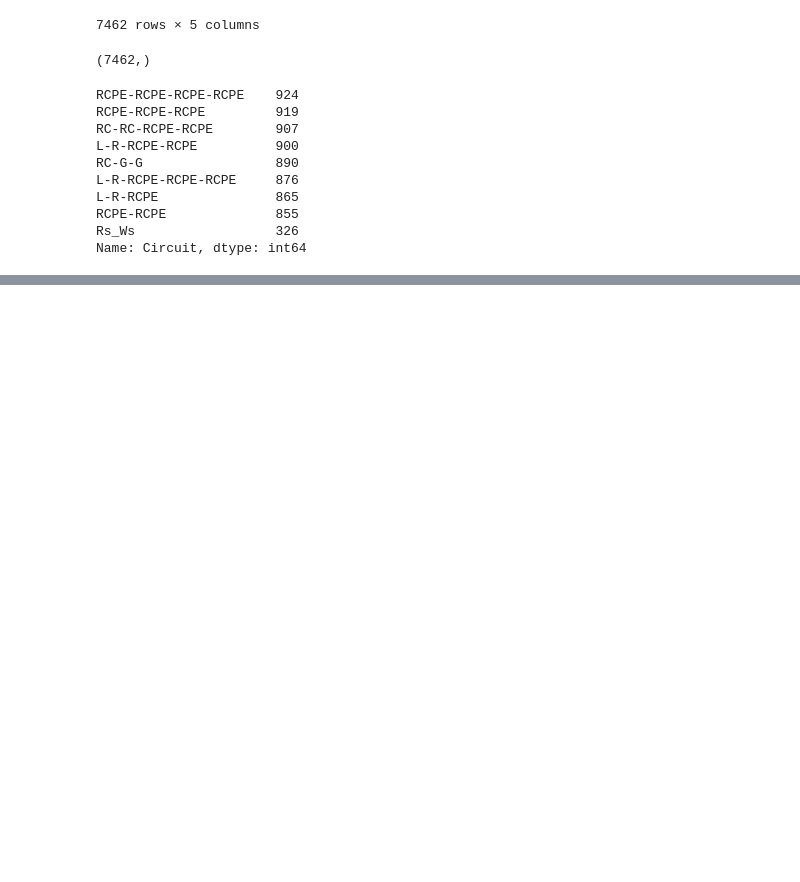
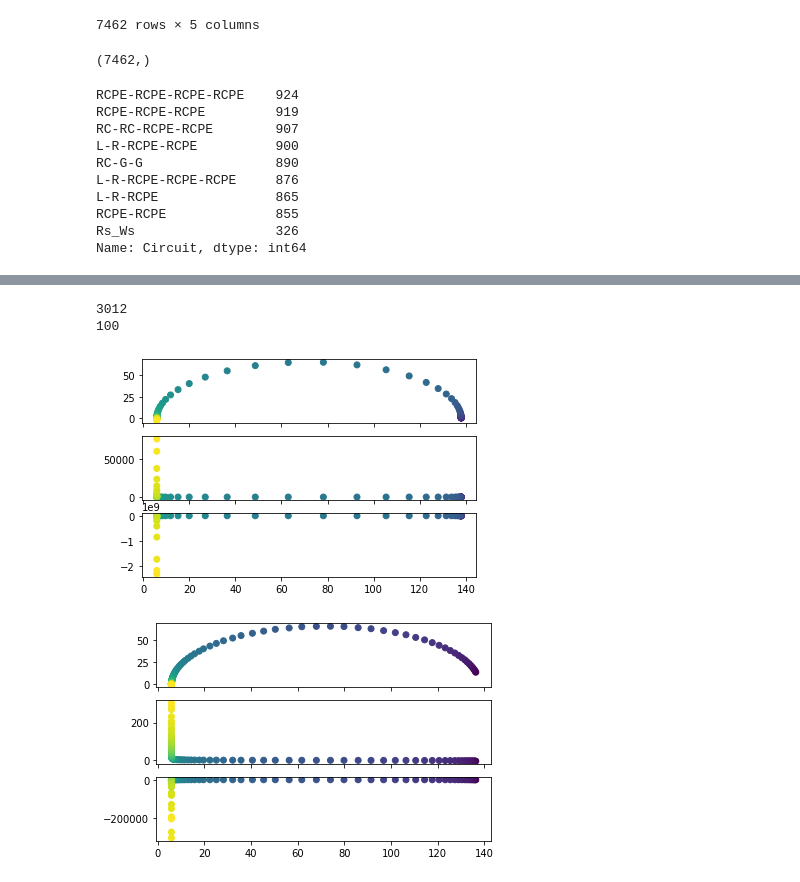
Before and after one commit to Risslock/BatteryDEV-QS-EIS-Challenge, a Jupyter notebook: notebooks/eis_plot_and_ecm_fit_examples.ipynb, the cells around one changed output, grey strips where cells are left out. Saved outputs shown, nothing was run; the diff lists cells and outputs as text; code cells hidden in the pictures; blank space fills up the shorter version.

```diff
--- a/notebooks/eis_plot_and_ecm_fit_examples.ipynb
+++ b/notebooks/eis_plot_and_ecm_fit_examples.ipynb
@@ -673,7 +749,7 @@ Users of the modes 'nearest', 'lower', 'higher', or 'midpoint' are encouraged to
 # %%
 prueba = extract_outliers(eis_data,limits)
 # Data filtered by the inferior limit (Q1 - 1.5 * IQR) and superior limit (Q3 + 1.5 * IQR)
-eis_data["filtered_freq"] = prueba[0]
+# eis_data["filtered_freq"] = prueba[0]
 eis_data["filtered_Z_real"] = prueba[1]
 eis_data["filtered_Z_imag"] = prueba[2]
 display(eis_data)
@@ -791,0 +855,30 @@ display(eis_data)
+# %%
+def nth_derivatives(x: np.array, y: np.array, n: int = 1) -> list[np.array]:
+    this_der = y
+    res = [this_der]
+    for i in range(n):
+        nth = i+1
+        this_der = numerical_derivative(x, this_der)
+        res.append(this_der)
+    return res
+# %%
+def plot_derivatives(
+    x: np.array,
+    derivatives: list[np.array],
+    color_data: np.array,
+    *,
+    title: str=None,
+    suptitle: str=None,
+    interesting_points: list[PointOfInterest] = None
+):
+    fig, ax = plt.subplots(len(derivatives), 1, sharex=True)
+    for i, d in enumerate(derivatives):
+        ax[i].scatter(x,-d, c=color_data, cmap="viridis", norm=colors.LogNorm())
+        if interesting_points is not None and i == 0:
+            interesting_x = [p.x for p in interesting_points]
+            interesting_y = [-p.y for p in interesting_points]
+            ax[i].scatter(interesting_x,interesting_y, c="red")
+        if title is not None:
+            ax[i].set_title(title)
+    if suptitle is not None:
+        fig.suptitle(suptitle)
@@ -791,0 +938,16 @@ display(eis_data)
+# %%
+rand_number = random.randint(0, 7460)
+print(rand_number)
+ders1 = nth_derivatives(eis_data["Z_real"][rand_number], eis_data["Z_imag"][rand_number], 2)
+ders2 = nth_derivatives(eis_data["Z_real_values"][rand_number], eis_data["Z_imag_values"][rand_number], 2)
+print(len(ders2[2]))
+# %% [output]
+3012
+100
+# %%
+
+plot_derivatives(eis_data["Z_real"][rand_number], ders1, eis_data["freq"][rand_number])
+plot_derivatives(eis_data["Z_real_values"][rand_number], ders2, eis_data["freq_interpolation"][rand_number])
+# %% [output]
+[figure, added]
+[figure, added]
```
Also changed, not shown: parts of 38 cells of this notebook.
